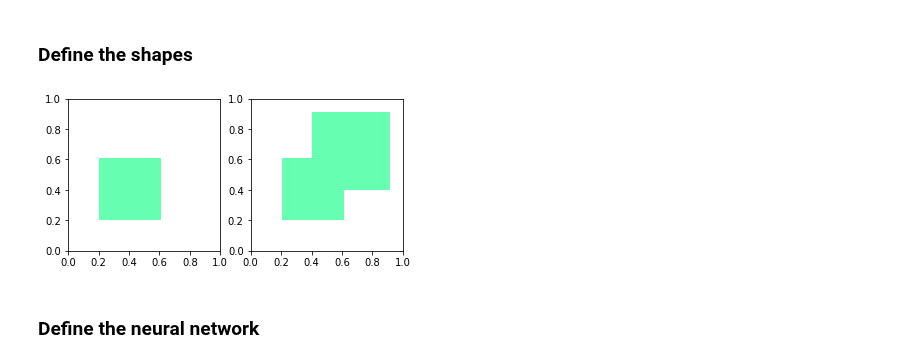
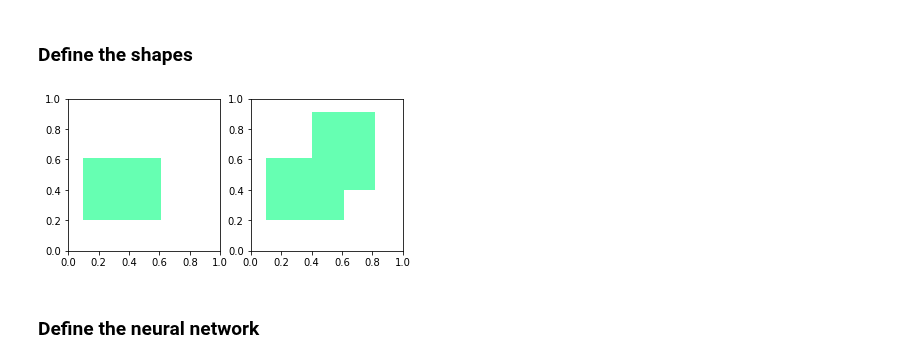
Before and after one commit to atatomir/CCN, a Jupyter notebook: experiments/Rectangles.ipynb, the cells around one changed output. Drawn from its saved outputs; the diff is of its cells as text; code cells hidden in the pictures.

```diff
--- a/experiments/Rectangles.ipynb
+++ b/experiments/Rectangles.ipynb
@@ -14,20 +14,20 @@ cuda
 # %% [markdown]
 ### Define the shapes
 # %%
-rect0 = Rectangle(0.2, 0.6, 0.2, 0.6)
-rect1 = Rectangle(0.4, 0.9, 0.4, 0.9)
+rect0 = Rectangle(0.1, 0.6, 0.2, 0.6)
+rect1 = Rectangle(0.4, 0.8, 0.4, 0.9)
 combined = rect0 | rect1
 shapes = [rect0, combined]
 
 fig, ax = plt.subplots(1, len(shapes))
 for i, shape in enumerate(shapes):
   shape.plot(ax[i], full=True)
 plt.show()
 
 constraints1 = [ConstraintsGroup([Constraint('1 :- 0')])]
 constraints2 = [ConstraintsGroup([Constraint('n0 :- n1')])]
 # %% [output]
-[figure, old version]
+[figure, new version]
 # %% [markdown]
 ### Define the neural network
 # %%
```
Also changed, not shown: parts of 5 cells of this notebook, 15 other files.
